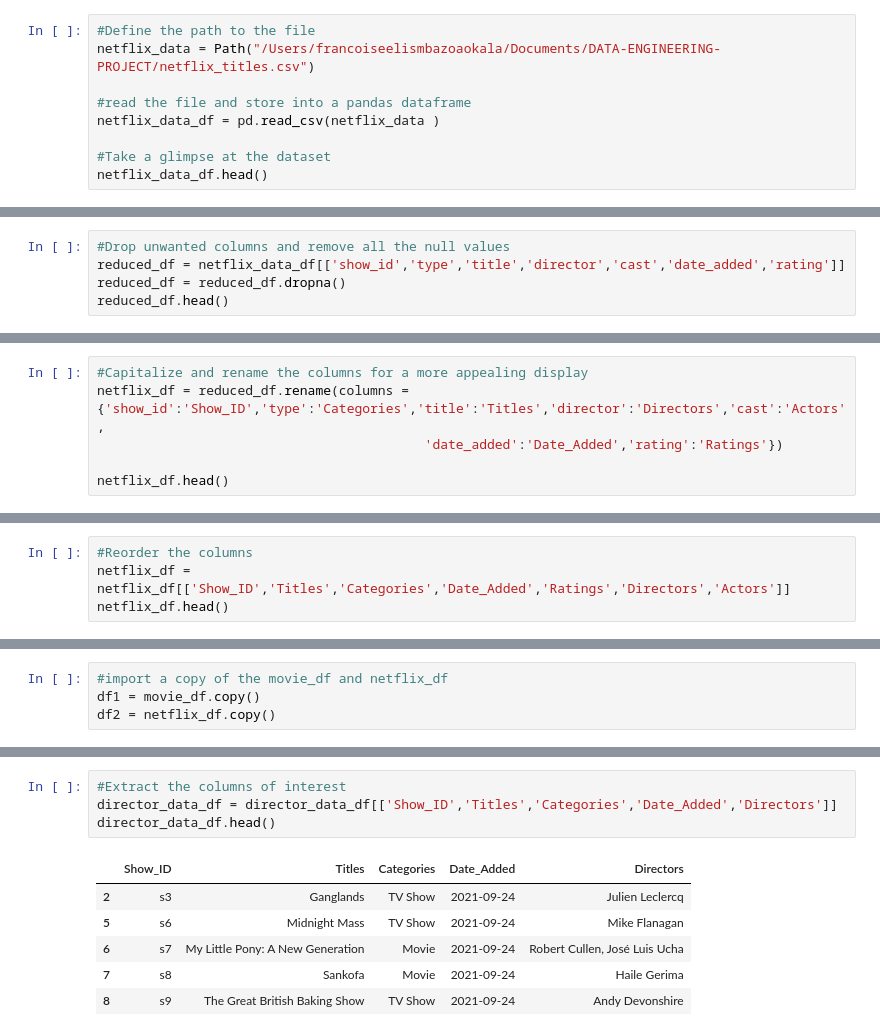
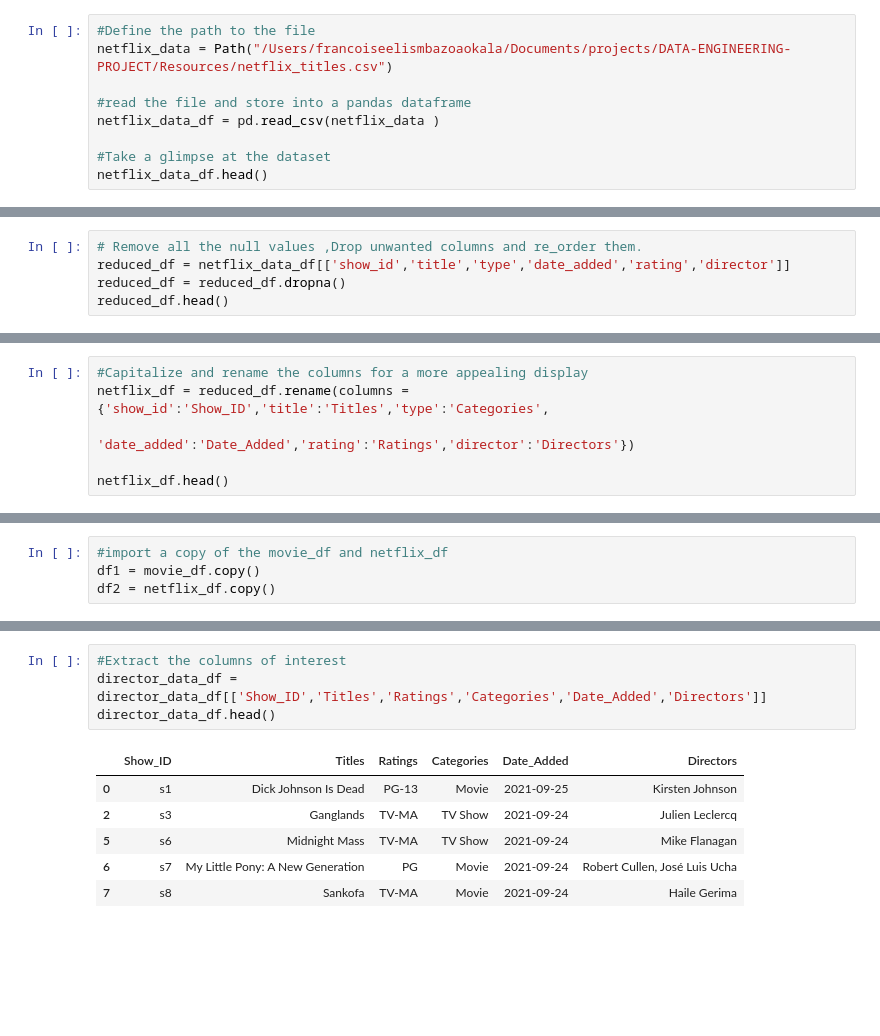
Before and after one commit to okalis05/DATA-ENGINEERING-PROJECT, a Jupyter notebook: Data-Engineering-project101.ipynb, the cells around one changed output, grey strips where cells are left out. Cells and saved outputs as stored; diff of their text form; blank space fills up the shorter version.

```diff
--- a/Data-Engineering-project101.ipynb
+++ b/Data-Engineering-project101.ipynb
@@ -12,7 +12,7 @@ pd.set_option('max_colwidth', 400)
 - Read the file and store it as a pandas dataframe
 # %%
 #Define the path to the file
-netflix_data = Path("/Users/francoiseelismbazoaokala/Documents/DATA-ENGINEERING-PROJECT/netflix_titles.csv")
+netflix_data = Path("/Users/francoiseelismbazoaokala/Documents/projects/DATA-ENGINEERING-PROJECT/Resources/netflix_titles.csv")
 
 #read the file and store into a pandas dataframe
 netflix_data_df = pd.read_csv(netflix_data )
@@ -62,6 +66,6 @@ memory usage: 825.8+ KB
 # %%
-#Drop unwanted columns and remove all the null values
-reduced_df = netflix_data_df[['show_id','type','title','director','cast','date_added','rating']]
+# Remove all the null values ,Drop unwanted columns and re_order them.
+reduced_df = netflix_data_df[['show_id','title','type','date_added','rating','director']]
 reduced_df = reduced_df.dropna()
 reduced_df.head()
 # %% [output]
@@ -98,7 +101,7 @@ reduced_df.head()
 # %%
 #Capitalize and rename the columns for a more appealing display
-netflix_df = reduced_df.rename(columns = {'show_id':'Show_ID','type':'Categories','title':'Titles','director':'Directors','cast':'Actors',
-                                          'date_added':'Date_Added','rating':'Ratings'})
+netflix_df = reduced_df.rename(columns = {'show_id':'Show_ID','title':'Titles','type':'Categories',
+                                'date_added':'Date_Added','rating':'Ratings','director':'Directors'})
 
 netflix_df.head()
 # %% [output]
@@ -111,4 +113,0 @@ netflix_df.head()
-# %%
-#Reorder the columns
-netflix_df = netflix_df[['Show_ID','Titles','Categories','Date_Added','Ratings','Directors','Actors']]
-netflix_df.head()
@@ -248,14 +285,14 @@ director_data_df.head()
 # %%
 #Extract the columns of interest
-director_data_df = director_data_df[['Show_ID','Titles','Categories','Date_Added','Directors']]
+director_data_df = director_data_df[['Show_ID','Titles','Ratings','Categories','Date_Added','Directors']]
 director_data_df.head()
 # %% [output]
-|  | Show_ID | Titles | Categories | Date_Added | Directors |
-| 2 | s3 | Ganglands | TV Show | 2021-09-24 | Julien Leclercq |
-| 5 | s6 | Midnight Mass | TV Show | 2021-09-24 | Mike Flanagan |
-| 6 | s7 | My Little Pony: A New Generation | Movie | 2021-09-24 | Robert Cullen, José Luis Ucha |
-| 7 | s8 | Sankofa | Movie | 2021-09-24 | Haile Gerima |
-| 8 | s9 | The Great British Baking Show | TV Show | 2021-09-24 | Andy Devonshire |
+|  | Show_ID | Titles | Ratings | Categories | Date_Added | Directors |
+| 0 | s1 | Dick Johnson Is Dead | PG-13 | Movie | 2021-09-25 | Kirsten Johnson |
+| 2 | s3 | Ganglands | TV-MA | TV Show | 2021-09-24 | Julien Leclercq |
+| 5 | s6 | Midnight Mass | TV-MA | TV Show | 2021-09-24 | Mike Flanagan |
+| 6 | s7 | My Little Pony: A New Generation | PG | Movie | 2021-09-24 | Robert Cullen, José Luis Ucha |
+| 7 | s8 | Sankofa | TV-MA | Movie | 2021-09-24 | Haile Gerima |
 # %%
 director_data_df.info()
 # %% [output]
```
Also changed, not shown: parts of 32 cells of this notebook, 14 other files.
